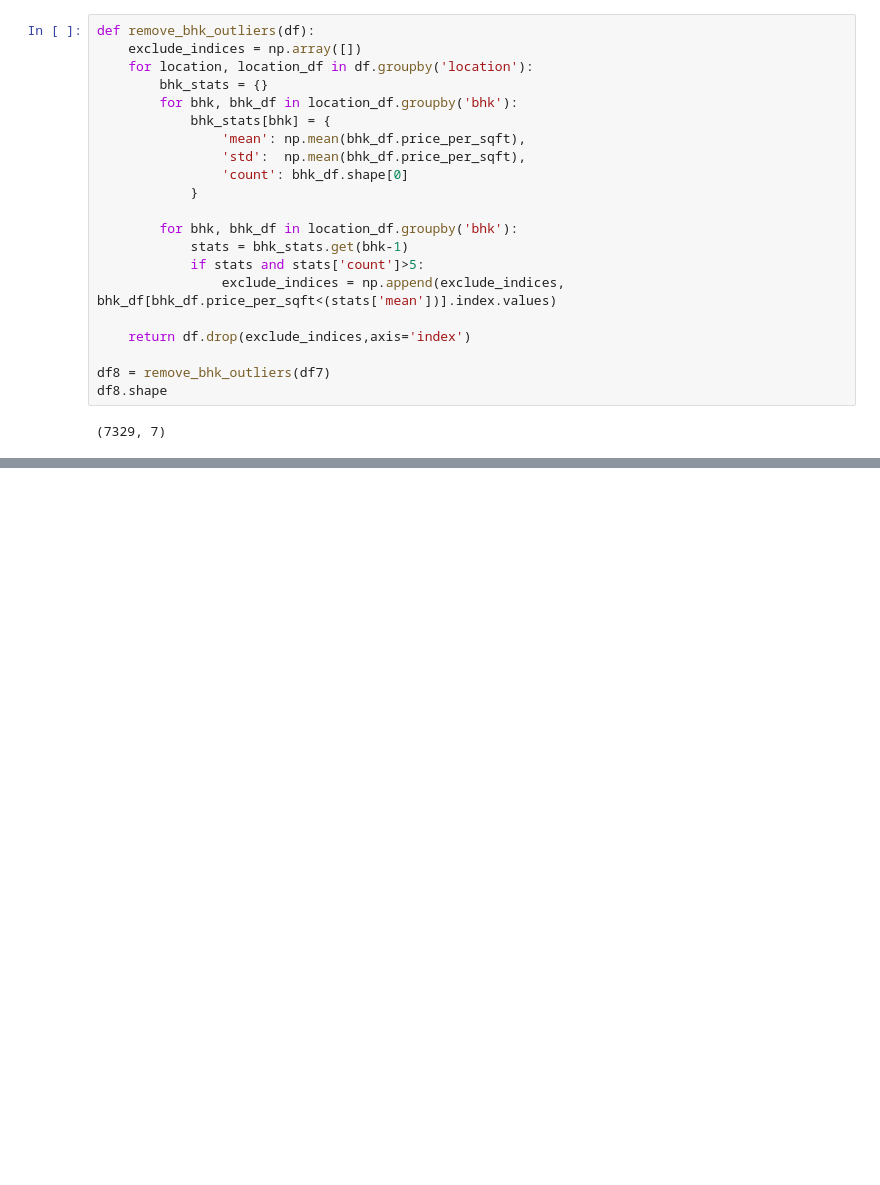
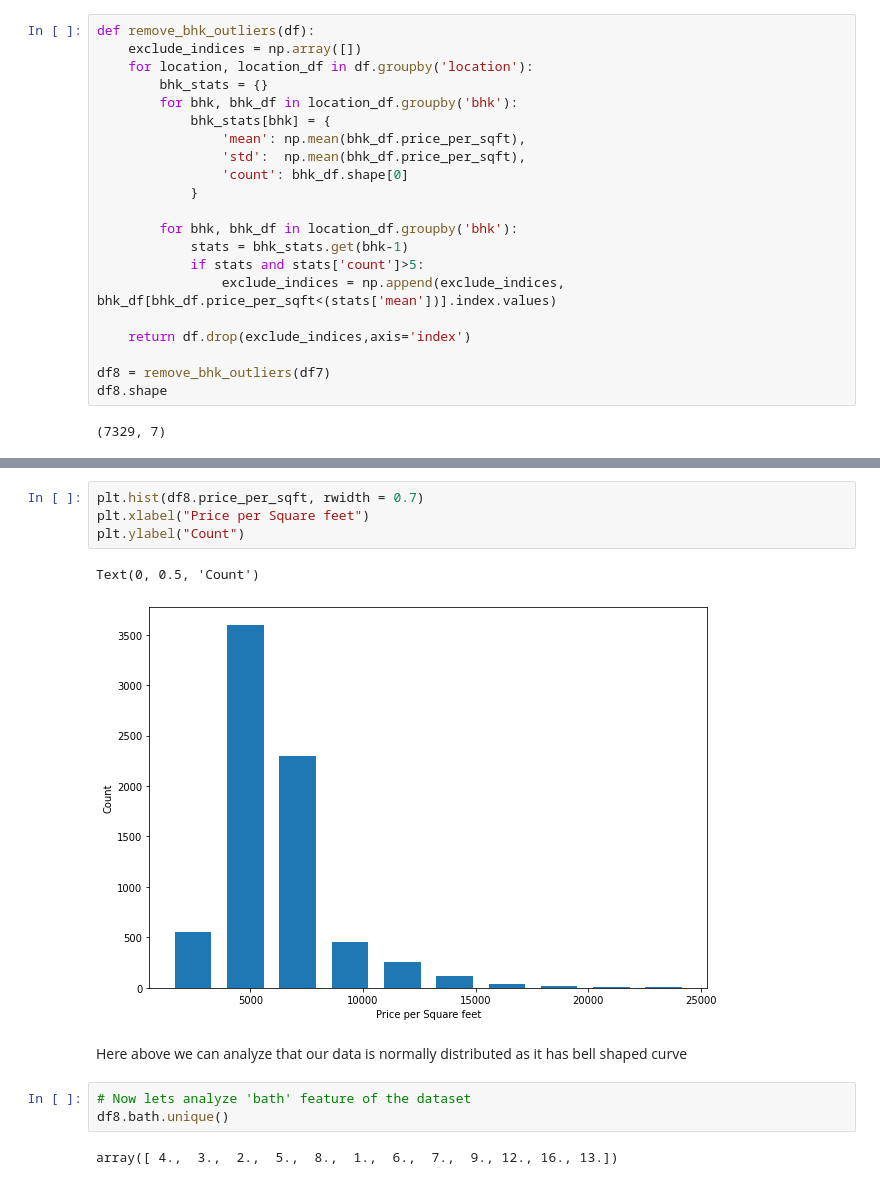
Before and after one commit to Bandhan-singh-katoch/Predict_home_price_prj_ML, a Jupyter notebook: predict-home-price-project.ipynb, the cells around one changed output, grey strips where cells are left out. Drawn from its saved outputs; the diff is of its cells as text; blank space fills up the shorter version.

Commit message:
Kaggle Notebook | Predict Home Price Project | Version 4

```diff
--- a/predict-home-price-project.ipynb
+++ b/predict-home-price-project.ipynb
@@ -322,0 +327,14 @@ df8.shape
+# %%
+plt.hist(df8.price_per_sqft, rwidth = 0.7)
+plt.xlabel("Price per Square feet")
+plt.ylabel("Count")
+# %% [output]
+Text(0, 0.5, 'Count')
+[figure, added]
+# %% [markdown]
+Here above we can analyze that our data is normally distributed as it has bell shaped curve
+# %%
+# Now lets analyze 'bath' feature of the dataset
+df8.bath.unique()
+# %% [output]
+array([ 4.,  3.,  2.,  5.,  8.,  1.,  6.,  7.,  9., 12., 16., 13.])
```
Also changed, not shown: parts of 6 cells of this notebook.
